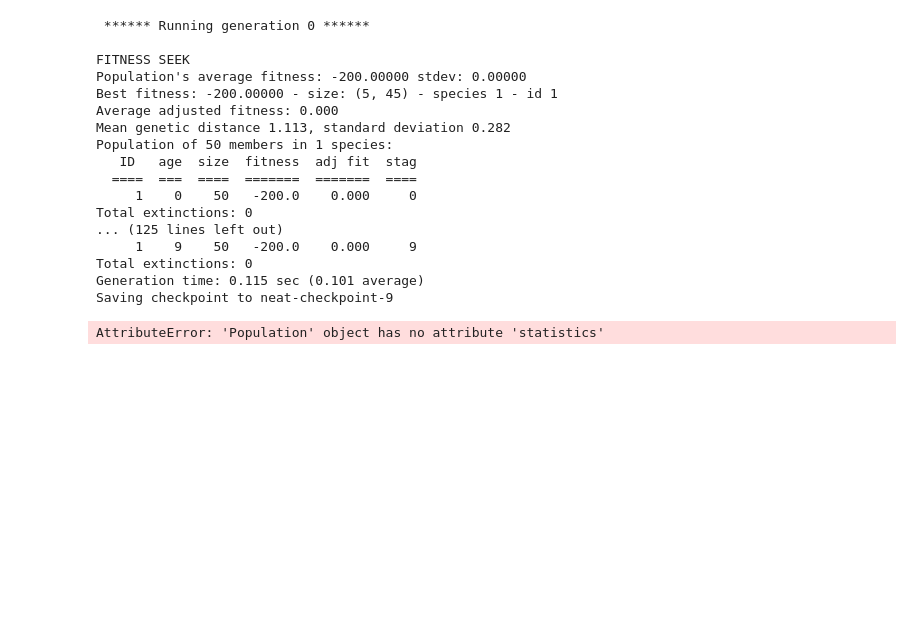
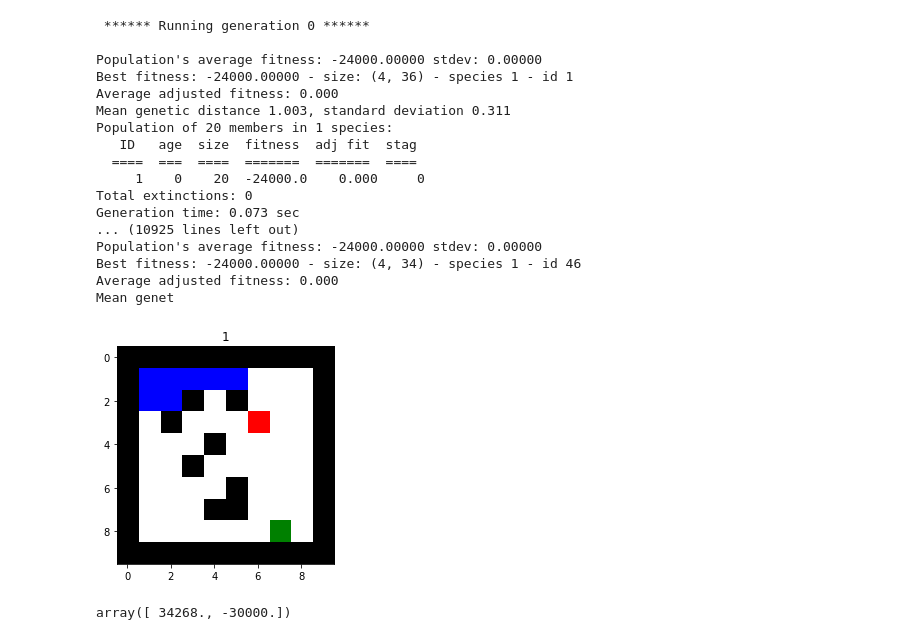
Before and after one commit to TomSpeedy/neat_coevolution, a Jupyter notebook: co_evolution.ipynb, the cells around one changed output. Saved outputs shown, nothing was run; the diff lists cells and outputs as text; code cells hidden in the pictures; blank space fills up the shorter version.

Commit message:
updated neat, fixing bugs

```diff
--- a/co_evolution.ipynb
+++ b/co_evolution.ipynb
@@ -153,9 +179,12 @@ def NN_policy(percepts, agent, **kwargs):
 #todo fic parttools last two arguments
 import functools
 import os
-FIT_SIMULATION_STEPS = 20
+FIT_SIMULATION_STEPS = 40
+INTER_IT_COUNT = 20
+POP_LEN = 20
+
 def fitness_seek(genomes, config, start_hide, start_seek, default_map_state, hide_net):
-    print("FITNESS SEEK")
+    #print("FITNESS SEEK")
     for genome_id, genome in genomes:
         net = neat.nn.FeedForwardNetwork.create(genome, config)
         genome.fitness = simulate(default_map_state, start_hide,
@@ -165,7 +194,7 @@ def fitness_seek(genomes, config, start_hide, start_seek, default_map_state, hid
             hide_net = neat.nn.FeedForwardNetwork.create(hide_net, config), plot = False)[1]
 
 def fitness_hide(genomes, config, start_hide, start_seek, default_map_state, seek_net):
-    print("FITNESS HIDE")
+    #print("FITNESS HIDE")
     for genome_id, genome in genomes:
         net = neat.nn.FeedForwardNetwork.create(genome, config)
         genome.fitness = simulate(default_map_state, start_hide,
@@ -174,7 +203,7 @@ def fitness_hide(genomes, config, start_hide, start_seek, default_map_state, see
             seek_net = neat.nn.FeedForwardNetwork.create(seek_net, config),
             hide_net = net, plot = False)[0]
 
-def run_evolution(config_file, map_env, start_hide, start_seek,  main_it_count = 20):
+def run_evolution(config_file, map_env, start_hide, start_seek,  main_it_count = 80):
     # Load configuration.
     config = neat.Config(neat.DefaultGenome, neat.DefaultReproduction,
                          neat.DefaultSpeciesSet, neat.DefaultStagnation,
@@ -183,20 +212,19 @@ def run_evolution(config_file, map_env, start_hide, start_seek,  main_it_count =
     # Create the population, which is the top-level object for a NEAT run.
     seek_pop = neat.Population(config)
     seek_pop.add_reporter(neat.StdOutReporter(True))
-    stats = neat.StatisticsReporter()
-    seek_pop.add_reporter(stats)
-    seek_pop.add_reporter(neat.Checkpointer(5))
+    stats_s = neat.StatisticsReporter()
+    seek_pop.add_reporter(stats_s)
+    seek_pop.add_reporter(neat.Checkpointer(INTER_IT_COUNT))
 
     hide_pop = neat.Population(config)
     hide_pop.add_reporter(neat.StdOutReporter(True))
     stats_h = neat.StatisticsReporter()
     hide_pop.add_reporter(stats_h)
-    hide_pop.add_reporter(neat.Checkpointer(5))
+    hide_pop.add_reporter(neat.Checkpointer(INTER_IT_COUNT))
     #TODO how to init winner
     winner_seek = neat.DefaultGenome(config)
     winner_hide = neat.DefaultGenome(config)
-    INTER_IT_COUNT = 10
-    POP_LEN = 20
+
     for it in range(main_it_count):
 
         # Run for up to 300 generations.
@@ -205,21 +233,26 @@ def run_evolution(config_file, map_env, start_hide, start_seek,  main_it_count =
             start_seek = start_seek, hide_net = winner_hide)
         winner_seek = seek_pop.run(fit_seek_fixed, INTER_IT_COUNT)
         #TODO how to return whole population ?
-        seek_pop = seek_pop.statistics.best_unique_genomes(POP_LEN)
+        seek_pop = neat.checkpoint.Checkpointer.restore_checkpoint("neat-checkpoint-" + str( INTER_IT_COUNT - 1) )
+        seek_pop.add_reporter(neat.StdOutReporter(True))
+        stats_s = neat.StatisticsReporter()
+        seek_pop.add_reporter(stats_s)
 
         fit_hide_fixed = functools.partial(fitness_hide, default_map_state = map_env, start_hide = start_hide,
             start_seek = start_seek, seek_net = winner_seek)
         winner_hide = hide_pop.run(fit_hide_fixed, INTER_IT_COUNT)
         #TODO how to return whole population ?
-        hide_pop = hide_pop.statistics.best_unique_genomes(POP_LEN)
+        #hide_pop = stats_h.best_unique_genomes(POP_LEN)
+        hide_pop = neat.checkpoint.Checkpointer.restore_checkpoint("neat-checkpoint-" + str( INTER_IT_COUNT - 1) )
+        hide_pop.add_reporter(neat.StdOutReporter(True))
+        stats_h = neat.StatisticsReporter()
+        hide_pop.add_reporter(stats_h)
 
-        simulate(map_env, start_hide, start_seek,
-            NN_policy, NN_policy,
-            hide_net = neat.nn.FeedForwardNetwork.create(winner_hide,config),
-            seek_net = neat.nn.FeedForwardNetwork.create(winner_seek, config), num_steps=100, generation = (it + 1) * INTER_IT_COUNT, plot = True)
+    return (winner_hide, winner_seek, config)
+
 
 config_path = 'config-feedforward'
-run_evolution(config_path, simple_map, hider_pos, seeker_pos)
+winner_hide, winner_seek, config = run_evolution(config_path, simple_map, hider_pos, seeker_pos)
 #
     ##TODO adjust below
     ## Display the winning genome.
@@ -243,19 +276,18 @@ run_evolution(config_path, simple_map, hider_pos, seeker_pos)
 # %% [output]
  ****** Running generation 0 ******
 
-FITNESS SEEK
-Population's average fitness: -200.00000 stdev: 0.00000
-Best fitness: -200.00000 - size: (5, 45) - species 1 - id 1
+Population's average fitness: -24000.00000 stdev: 0.00000
+Best fitness: -24000.00000 - size: (4, 36) - species 1 - id 1
 Average adjusted fitness: 0.000
-Mean genetic distance 1.113, standard deviation 0.282
-Population of 50 members in 1 species:
+Mean genetic distance 1.003, standard deviation 0.311
+Population of 20 members in 1 species:
    ID   age  size  fitness  adj fit  stag
   ====  ===  ====  =======  =======  ====
-     1    0    50   -200.0    0.000     0
+     1    0    20  -24000.0    0.000     0
 Total extinctions: 0
-... (125 lines left out)
-     1    9    50   -200.0    0.000     9
-Total extinctions: 0
-Generation time: 0.115 sec (0.101 average)
-Saving checkpoint to neat-checkpoint-9
+Generation time: 0.073 sec
+... (10925 lines left out)
+Population's average fitness: -24000.00000 stdev: 0.00000
+Best fitness: -24000.00000 - size: (4, 34) - species 1 - id 46
+Average adjusted fitness: 0.000
+Mean genet
-AttributeError: 'Population' object has no attribute 'statistics'
@@ -261,0 +372,5 @@ AttributeError: 'Population' object has no attribute 'statistics'
+# %%
+simulate(simple_map, hider_pos, seeker_pos, random_policy, random_policy, generation = 1, num_steps=50, plot = True)
+# %% [output]
+[figure, added]
+array([ 34268., -30000.])
```
Also changed, not shown: parts of 5 cells of this notebook, 7 other files.
